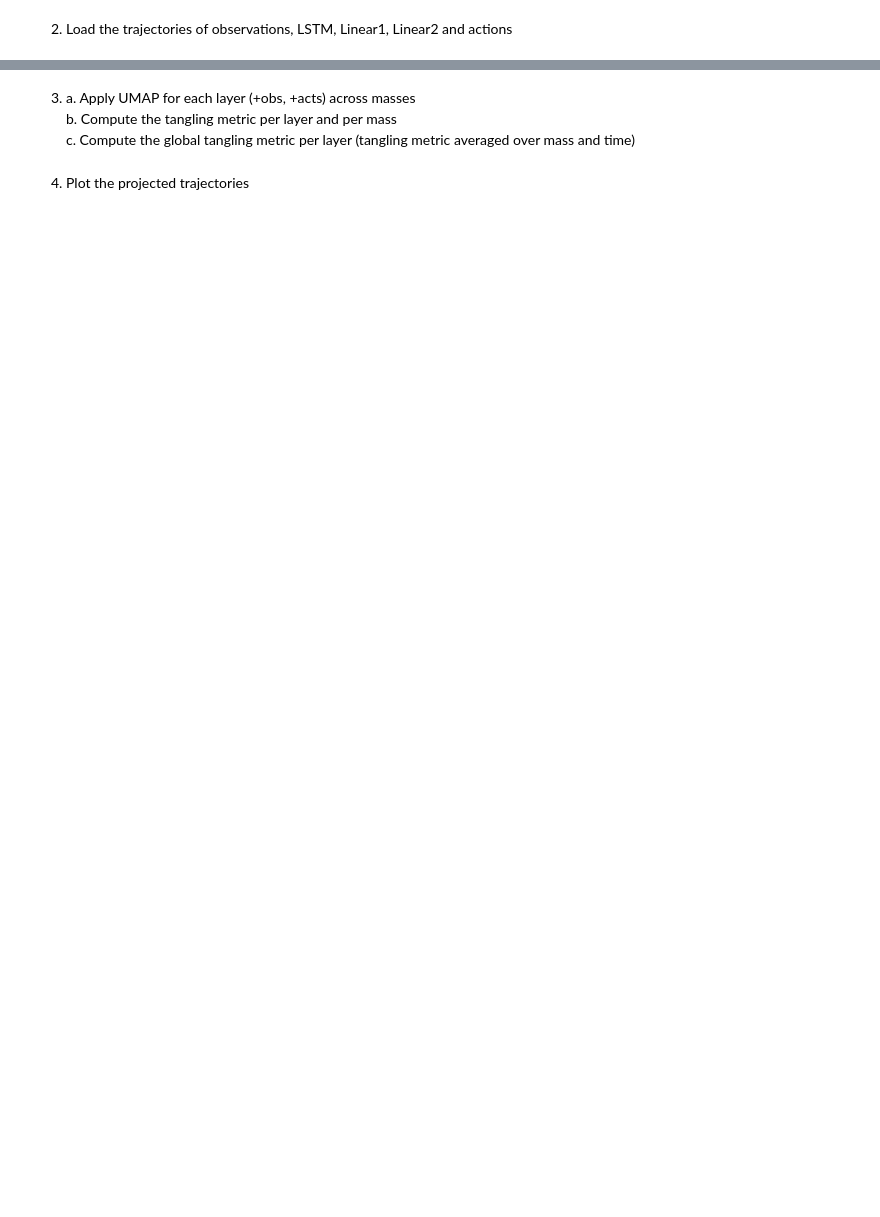
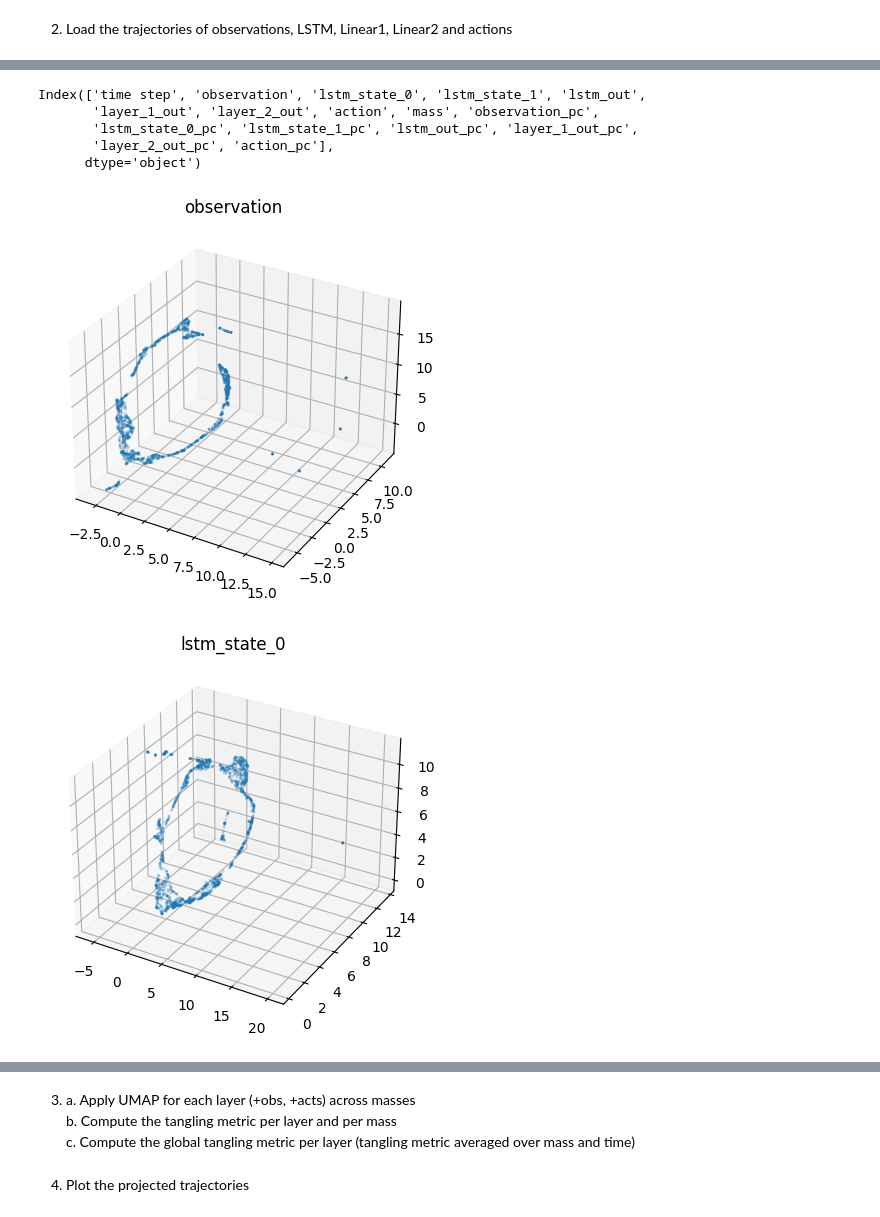
Before and after one commit to amathislab/MyoChallengeAnalysis, a Jupyter notebook: src/PanelE_Tangling.ipynb, the cells around one changed output, grey strips where cells are left out. Saved outputs shown, nothing was run; the diff lists cells and outputs as text; code cells hidden in the pictures; blank space fills up the shorter version.

Commit message:
Update all the notebooks to generate the presentation plots

```diff
--- a/src/PanelE_Tangling.ipynb
+++ b/src/PanelE_Tangling.ipynb
@@ -95,6 +149,8 @@ Episode 0
 # %% [markdown]
 2. Load the trajectories of observations, LSTM, Linear1, Linear2 and actions
 # %%
-# Load the file from Basecamp : 'layers_mass'
-layers = pickle.load(open('/home/ingster/Bureau/SIL-BigResults/layers_mass','rb'))
-n_mass = 3
+# # Load the file from Basecamp : 'layers_mass'
+# layers = pickle.load(open('/home/ingster/Bureau/SIL-BigResults/layers_mass','rb'))
+# n_mass = 3
+df = pd.read_hdf(os.path.join(ROOT_DIR, "data", "basecamp", "mass_episodes_df.hdf"))
+df.keys()
@@ -100,0 +161,10 @@ n_mass = 3
+# %%
+n_comp = 8
+layer_names = ["observation", "lstm_state_0", "lstm_state_1", "lstm_out", "layer_1_out", "layer_2_out", "action"]
+pca = PCA(n_components=n_comp)
+
+for layer in layer_names:
+    print("Layer: ", layer)
+    data = np.array(df[layer].to_list())
+    embeddings = pca.fit_transform(data)
+    df[layer + "_pc"] = list(embeddings)
@@ -100,0 +179,25 @@ n_mass = 3
+# %%
+print(df.keys())
+# %% [output]
+Index(['time step', 'observation', 'lstm_state_0', 'lstm_state_1', 'lstm_out',
+       'layer_1_out', 'layer_2_out', 'action', 'mass', 'observation_pc',
+       'lstm_state_0_pc', 'lstm_state_1_pc', 'lstm_out_pc', 'layer_1_out_pc',
+       'layer_2_out_pc', 'action_pc'],
+      dtype='object')
+# %%
+n_comp = 3
+reducer = umap.UMAP(n_components=n_comp, random_state=42)
+
+for layer in layer_names:
+    data = np.array(df[layer + "_pc"].to_list())
+    embeddings = reducer.fit_transform(data)
+
+    fig = plt.figure()
+    ax = plt.axes(projection='3d')
+    ax.scatter(embeddings[:, 0], embeddings[:, 1], embeddings[:, 2], alpha=0.2, s=1)
+    plt.title(layer)
+    plt.savefig(os.path.join(ROOT_DIR, "data", "figures", "panel_5", f"umap_{layer}_variable_mass.png"), format="png", dpi=600, bbox_inches="tight")
+    plt.show()
+# %% [output]
+[figure, added]
+[figure, added]
```
Also changed, not shown: parts of 12 cells of this notebook, 4 other files.
